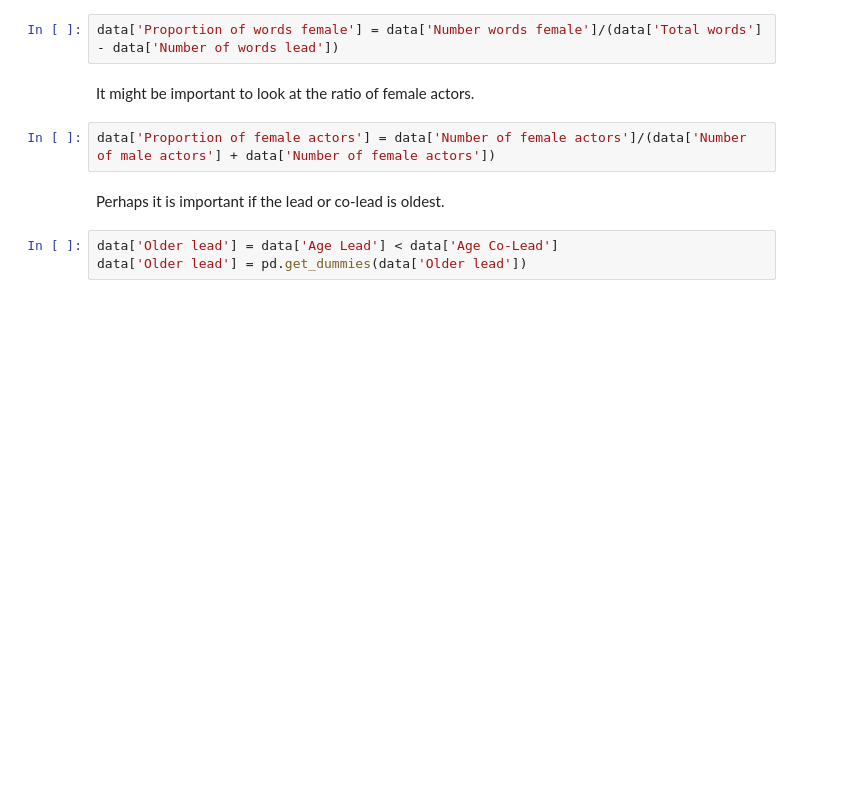
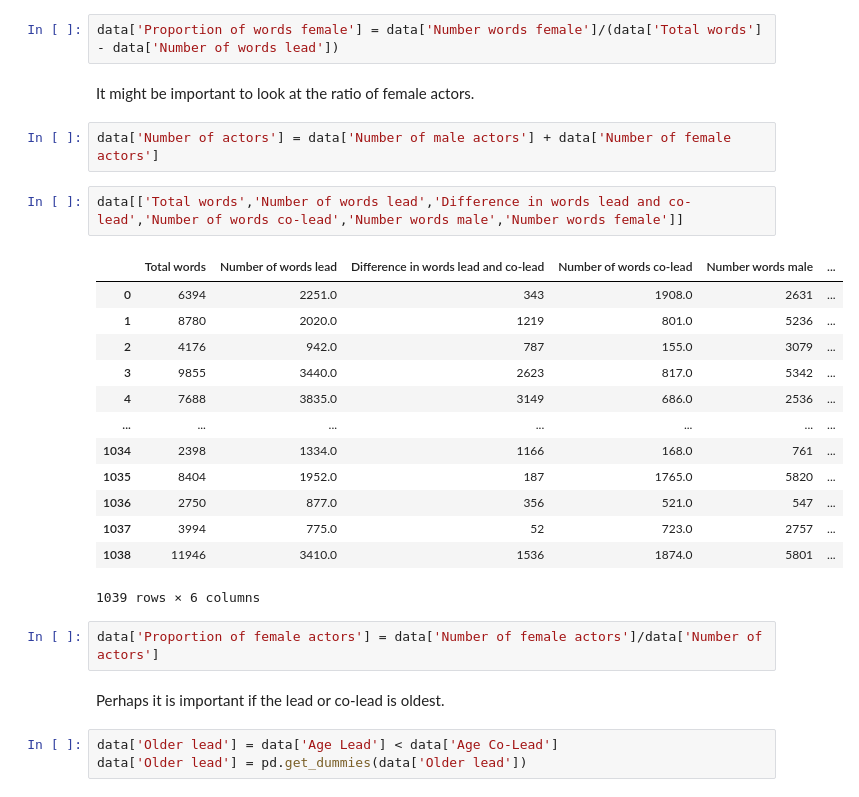
Before and after one commit to johannes-graner/statistical-machine-learning, a Jupyter notebook: project/LogReg.ipynb, the cells around one changed output. Saved outputs shown, nothing was run; the diff lists cells and outputs as text; blank space fills up the shorter version.

```diff
--- a/project/LogReg.ipynb
+++ b/project/LogReg.ipynb
@@ -44,7 +45,25 @@ data['Proportion of words female'] = data['Number words female']/(data['Total wo
 # %% [markdown]
 It might be important to look at the ratio of female actors.
 # %%
-data['Proportion of female actors'] = data['Number of female actors']/(data['Number of male actors'] + data['Number of female actors'])
+data['Number of actors'] = data['Number of male actors'] + data['Number of female actors']
+# %%
+data[['Total words','Number of words lead','Difference in words lead and co-lead','Number of words co-lead','Number words male','Number words female']]
+# %% [output]
+|  | Total words | Number of words lead | Difference in words lead and co-lead | Number of words co-lead | Number words male | ... |
+| 0 | 6394 | 2251.0 | 343 | 1908.0 | 2631 | ... |
+| 1 | 8780 | 2020.0 | 1219 | 801.0 | 5236 | ... |
+| 2 | 4176 | 942.0 | 787 | 155.0 | 3079 | ... |
+| 3 | 9855 | 3440.0 | 2623 | 817.0 | 5342 | ... |
+| 4 | 7688 | 3835.0 | 3149 | 686.0 | 2536 | ... |
+| ... | ... | ... | ... | ... | ... | ... |
+| 1034 | 2398 | 1334.0 | 1166 | 168.0 | 761 | ... |
+| 1035 | 8404 | 1952.0 | 187 | 1765.0 | 5820 | ... |
+| 1036 | 2750 | 877.0 | 356 | 521.0 | 547 | ... |
+| 1037 | 3994 | 775.0 | 52 | 723.0 | 2757 | ... |
+| 1038 | 11946 | 3410.0 | 1536 | 1874.0 | 5801 | ... |
+1039 rows × 6 columns
+# %%
+data['Proportion of female actors'] = data['Number of female actors']/data['Number of actors']
 # %% [markdown]
 Perhaps it is important if the lead or co-lead is oldest.
 # %%
```
Also changed, not shown: parts of 26 cells of this notebook, 1 other file.
